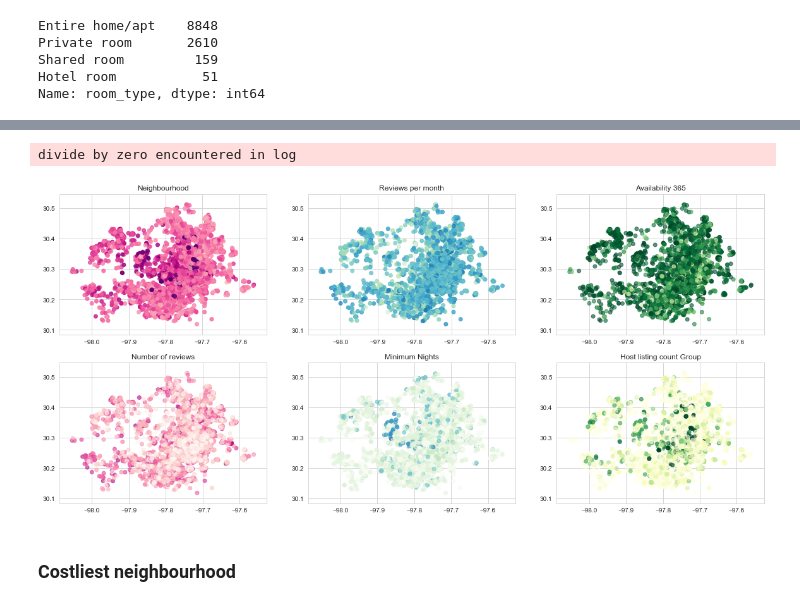
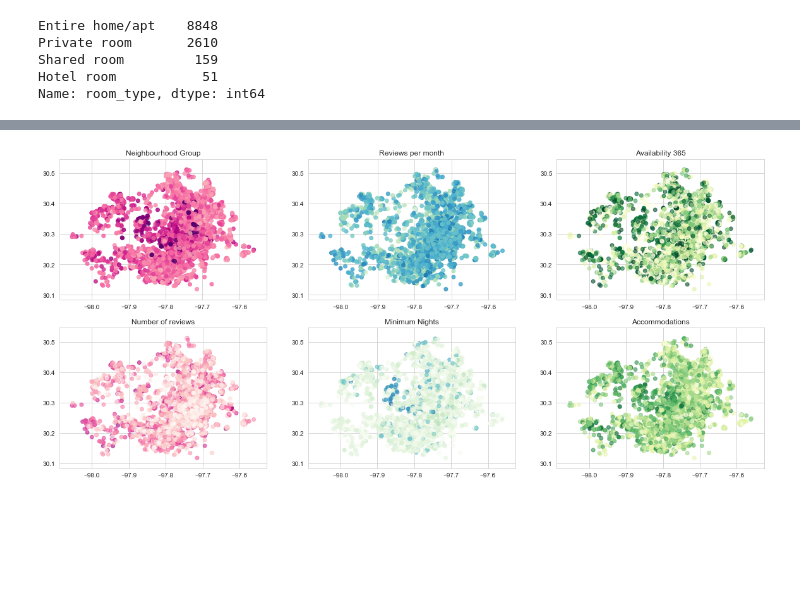
Before and after one commit to atalebizadeh/DS-Career-Track, a Jupyter notebook: Capstone Project 2/AirBnB Austin/AirBnB Austin - EDA.ipynb, the cells around one changed output, grey strips where cells are left out. Saved outputs shown, nothing was run; the diff lists cells and outputs as text; code cells hidden in the pictures; blank space fills up the shorter version.

```diff
--- a/Capstone Project 2/AirBnB Austin/AirBnB Austin - EDA.ipynb
+++ b/Capstone Project 2/AirBnB Austin/AirBnB Austin - EDA.ipynb
@@ -31,5 +26,5 @@ init_notebook_mode(connected=True)
 # %%
 # import dataset
-df = pd.read_csv('data/listings.csv')
+df = pd.read_csv('data/listings.csv', low_memory=False)
 df.head()
 # %% [output]
@@ -149,0 +168,7 @@ plt.show()
+# %%
+columns_list = ['room_type', 'price', 'accommodates', 'bathrooms', 'bedrooms',
+                'host_is_superhost', 'neighbourhood_cleansed', 'longitude', 'latitude',
+                'number_of_reviews', 'availability_365', 'reviews_per_month',
+                'review_scores_rating', 'minimum_nights', 'listing_url',]
+
+df = df[columns_list]
@@ -149,0 +191,5 @@ plt.show()
+# %%
+# Convert price to from currency to float
+df['price'] = df['price'].str.replace('$', '')
+df['price'] = df['price'].str.replace(',', '')
+df['price'] = df['price'].astype(float)
@@ -149,0 +218,5 @@ plt.show()
+# %%
+# Create 'price_per_person' feature
+df['price_per_person'] = df['price']/df['accommodates']
+
+df['price_per_person'].value_counts().sort_index(ascending=False).head(10)
@@ -150,27 +251,24 @@ plt.show()
 # %%
 fig, axes = plt.subplots(2, 3, figsize=(20, 9))
 
 axes[0,0].scatter(x=df['longitude'], y=df['latitude'], c=np.log(df['price']), cmap='RdPu', alpha=0.8)
-axes[0,0].set_title('Neighbourhood')
+axes[0,0].set_title('Neighbourhood Group')
 
 axes[0,1].scatter(x=df['longitude'], y=df['latitude'], c=np.log(df['reviews_per_month']), cmap='GnBu', alpha=0.8)
 axes[0,1].set_title('Reviews per month')
 
-axes[0,2].scatter(x=df['longitude'], y=df['latitude'], c=np.log(df['availability_365']), cmap='YlGn', alpha=0.6)
+axes[0,2].scatter(x=df['longitude'], y=df['latitude'], c=df['availability_365'], cmap='YlGn', alpha=0.6)
 axes[0,2].set_title('Availability 365')
 
 axes[1,0].scatter(x=df['longitude'], y=df['latitude'], c=np.log(df['number_of_reviews']), cmap='RdPu', alpha=0.6)
 axes[1,0].set_title('Number of reviews')
 
 axes[1,1].scatter(x=df['longitude'], y=df['latitude'], c=np.log(df['minimum_nights']), cmap='GnBu', alpha=0.6)
 axes[1,1].set_title('Minimum Nights')
 
-axes[1,2].scatter(x=df['longitude'], y=df['latitude'], c=np.log(df['calculated_host_listings_count']), cmap='YlGn', alpha=0.6)
-axes[1,2].set_title('Host listing count Group')
+axes[1,2].scatter(x=df['longitude'], y=df['latitude'], c=np.log(df['accommodates']), cmap='YlGn', alpha=0.6)
+axes[1,2].set_title('Accommodations')
 
 plt.show()
 # %% [output]
-divide by zero encountered in log
-[figure, old version]
+[figure, new version]
-# %% [markdown]
-### Costliest neighbourhood
```
Also changed, not shown: parts of 54 cells of this notebook, 5 other files.
